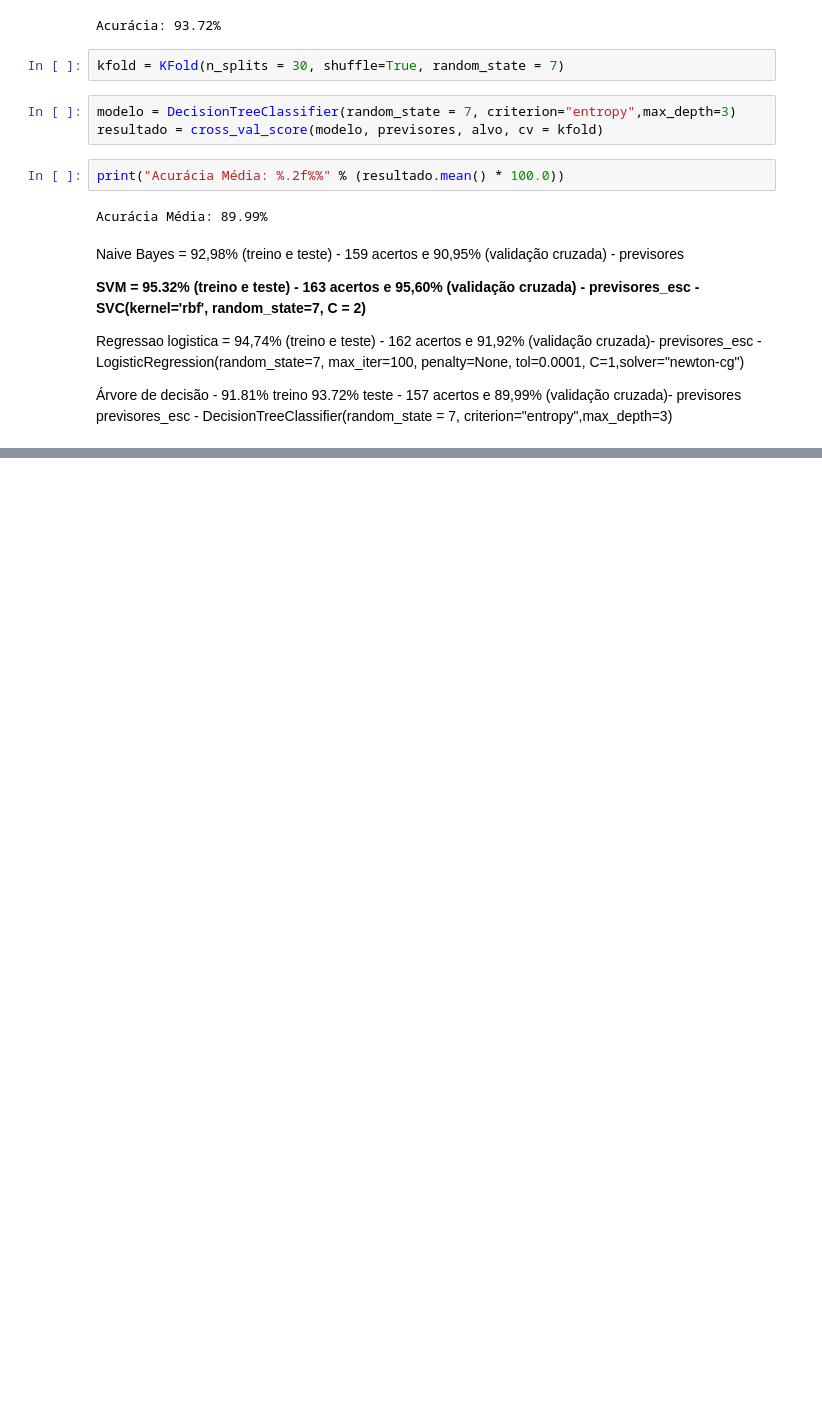
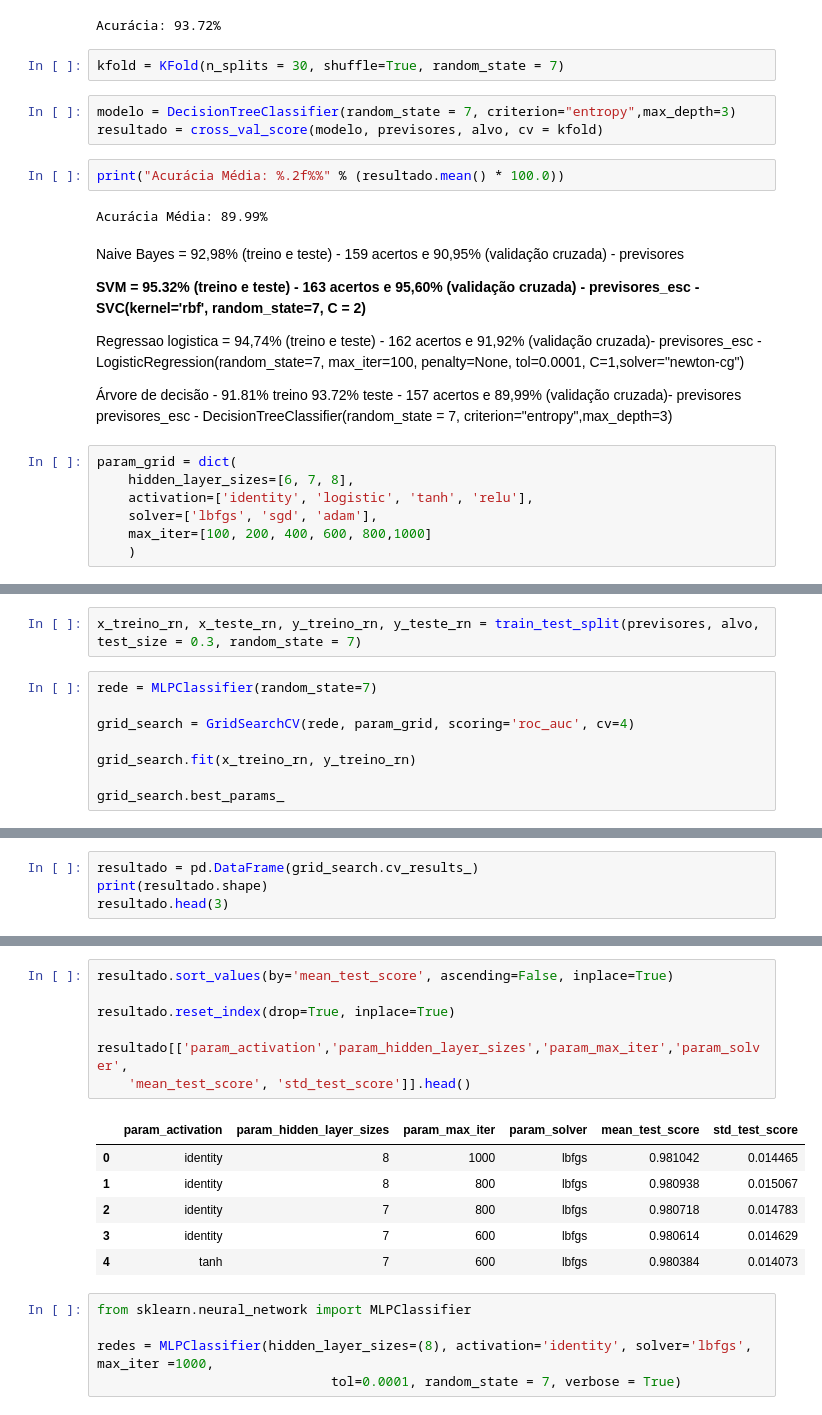
Before and after one commit to luisfelipebp/classificacao-cancer, a Jupyter notebook: data-cancer/classificacao-cancer.ipynb, the cells around one changed output, grey strips where cells are left out. Saved outputs shown, nothing was run; the diff lists cells and outputs as text; blank space fills up the shorter version.

Commit message:
added neural network classifier

```diff
--- a/data-cancer/classificacao-cancer.ipynb
+++ b/data-cancer/classificacao-cancer.ipynb
@@ -729,3 +729,10 @@ Naive Bayes = 92,98% (treino e teste) - 159 acertos e 90,95% (validação cruzad
 Regressao logistica = 94,74% (treino e teste) - 162 acertos e 91,92% (validação cruzada)- previsores_esc - LogisticRegression(random_state=7, max_iter=100, penalty=None, tol=0.0001, C=1,solver="newton-cg")
 
 Árvore de decisão - 91.81% treino 93.72% teste - 157 acertos e 89,99% (validação cruzada)- previsores previsores_esc - DecisionTreeClassifier(random_state = 7, criterion="entropy",max_depth=3)
+# %%
+param_grid = dict(
+    hidden_layer_sizes=[6, 7, 8],
+    activation=['identity', 'logistic', 'tanh', 'relu'],
+    solver=['lbfgs', 'sgd', 'adam'],
+    max_iter=[100, 200, 400, 600, 800,1000]
+    )
@@ -731,0 +741,10 @@ Regressao logistica = 94,74% (treino e teste) - 162 acertos e 91,92% (validaçã
+# %%
+x_treino_rn, x_teste_rn, y_treino_rn, y_teste_rn = train_test_split(previsores, alvo, test_size = 0.3, random_state = 7)
+# %%
+rede = MLPClassifier(random_state=7)
+
+grid_search = GridSearchCV(rede, param_grid, scoring='roc_auc', cv=4)
+
+grid_search.fit(x_treino_rn, y_treino_rn)
+
+grid_search.best_params_
@@ -731,0 +756,4 @@ Regressao logistica = 94,74% (treino e teste) - 162 acertos e 91,92% (validaçã
+# %%
+resultado = pd.DataFrame(grid_search.cv_results_)
+print(resultado.shape)
+resultado.head(3)
@@ -731,0 +766,19 @@ Regressao logistica = 94,74% (treino e teste) - 162 acertos e 91,92% (validaçã
+# %%
+resultado.sort_values(by='mean_test_score', ascending=False, inplace=True)
+
+resultado.reset_index(drop=True, inplace=True)
+
+resultado[['param_activation','param_hidden_layer_sizes','param_max_iter','param_solver',
+    'mean_test_score', 'std_test_score']].head()
+# %% [output]
+|  | param_activation | param_hidden_layer_sizes | param_max_iter | param_solver | mean_test_score | std_test_score |
+| 0 | identity | 8 | 1000 | lbfgs | 0.981042 | 0.014465 |
+| 1 | identity | 8 | 800 | lbfgs | 0.980938 | 0.015067 |
+| 2 | identity | 7 | 800 | lbfgs | 0.980718 | 0.014783 |
+| 3 | identity | 7 | 600 | lbfgs | 0.980614 | 0.014629 |
+| 4 | tanh | 7 | 600 | lbfgs | 0.980384 | 0.014073 |
+# %%
+from sklearn.neural_network import MLPClassifier
+
+redes = MLPClassifier(hidden_layer_sizes=(8), activation='identity', solver='lbfgs', max_iter =1000,
+                              tol=0.0001, random_state = 7, verbose = True)
```
Also changed, not shown: parts of 17 cells of this notebook.
